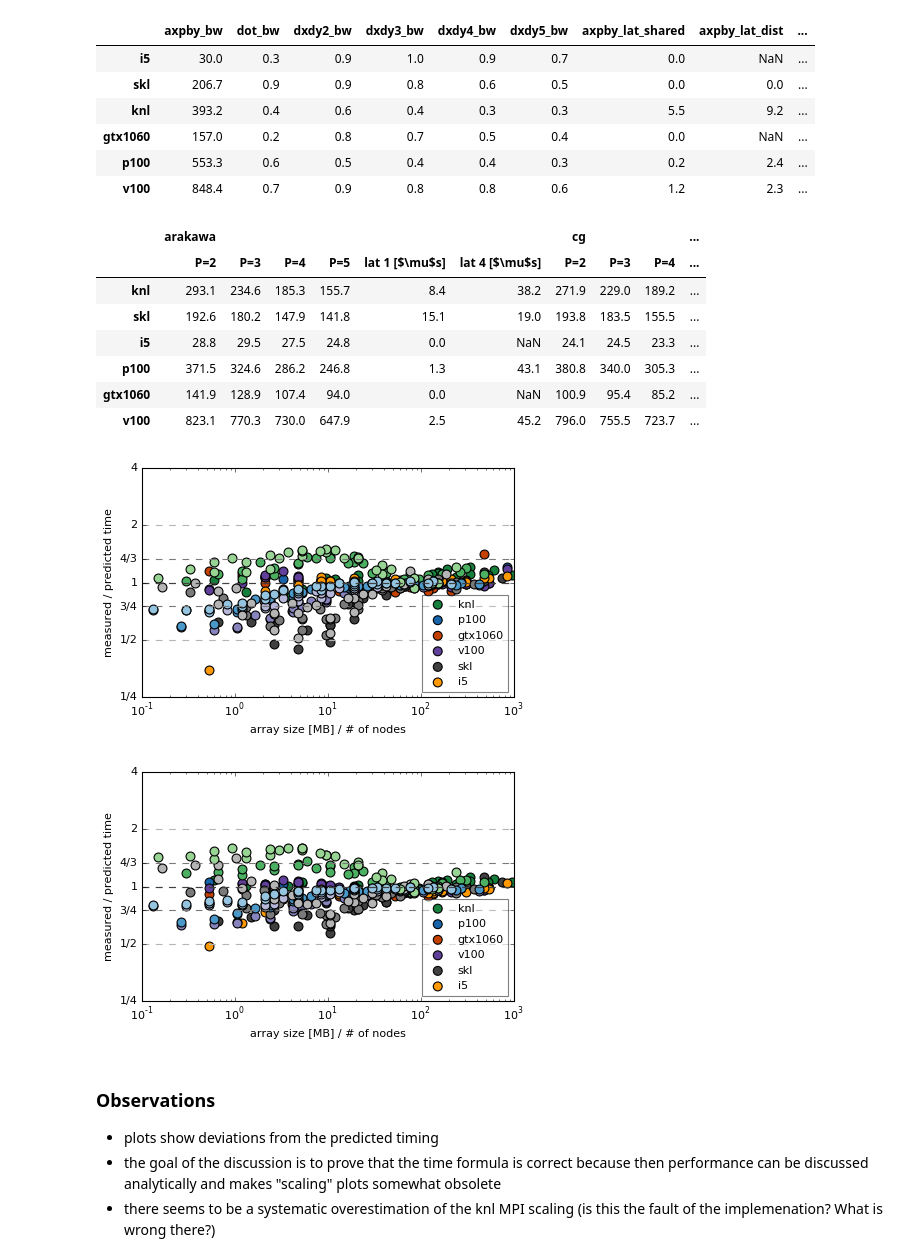
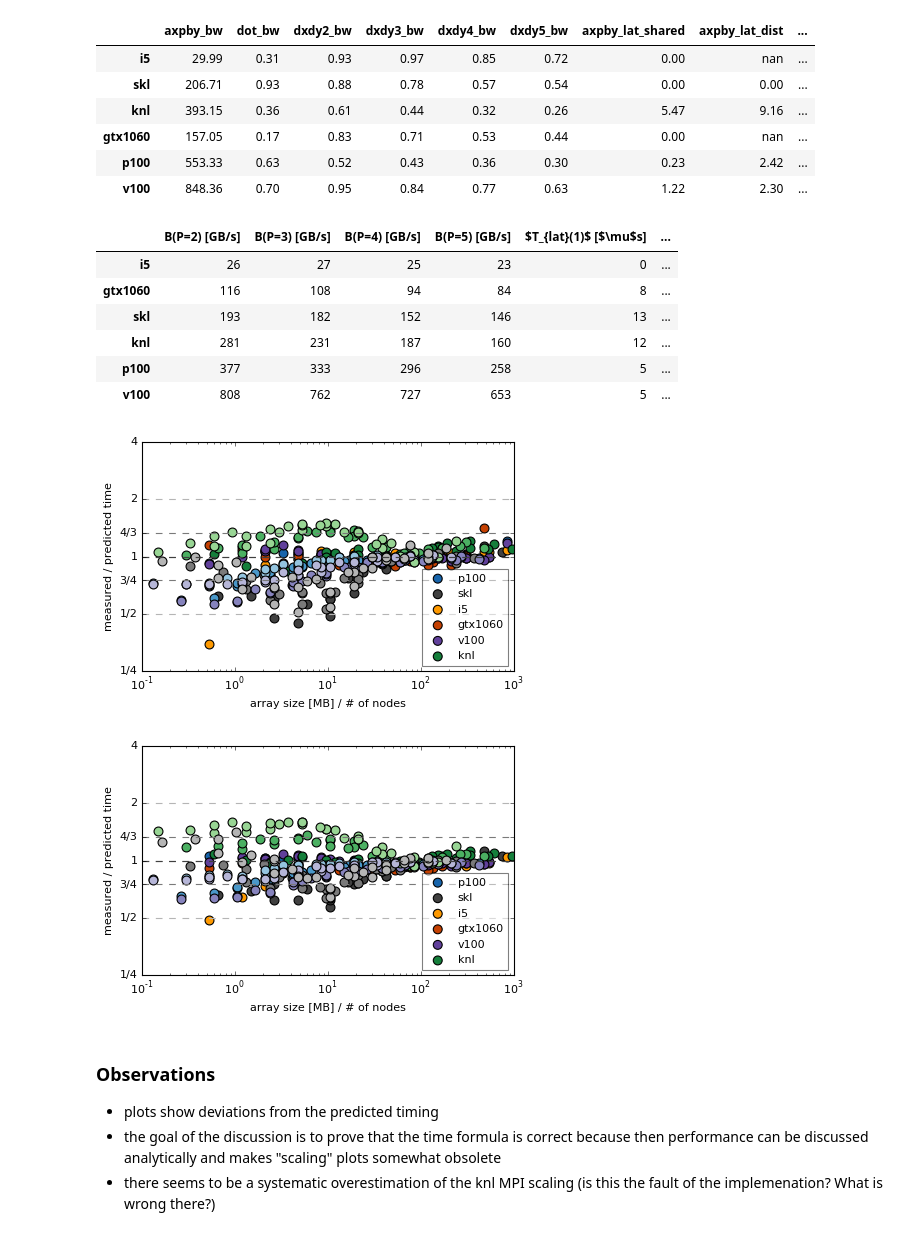
Before and after one commit to mwiesenberger/performance, a Jupyter notebook: 5-prediction.ipynb, the cells around one changed output. Cells and saved outputs as stored; diff of their text form; code cells hidden in the pictures.

Commit message:
changed table output format

```diff
--- a/5-prediction.ipynb
+++ b/5-prediction.ipynb
@@ -39,6 +38,7 @@ latencies['dx'] = (0,0,1)
 latencies['dy'] = (0,0,1)
 latencies['arakawa'] = (3,0,6) # N = 9
 latencies['cg'] = (6,2,6) # N = 13
+latencies['avg']= (9,2,12) # N=23
 memops = odict()
 memops['scal']= (2,0,0)
 memops['axpby']= (3,0,0)
@@ -48,20 +48,21 @@ memops['dx']= (0,0,3)
 memops['dy']= (0,0,3)
 memops['arakawa'] = (16,0,18) # M = 34 -> M/N = 3.78
 memops['cg'] = (20,4,18) # M = 42 -> M/N = 3.23
+memops['avg'] = (36,4,36) # M = 76 -> M/N = 3.30
 # %%
 theo = pd.read_csv('performance.csv',delimiter=' ')
 theo.set_index('arch',inplace=True)
 theo.index.name = None
-
+pd.set_option('display.float_format', lambda x: '%.2f' % x)
 theo
 # %% [output]
 |  | axpby_bw | dot_bw | dxdy2_bw | dxdy3_bw | dxdy4_bw | dxdy5_bw | axpby_lat_shared | axpby_lat_dist | ... |
-| i5 | 30.0 | 0.3 | 0.9 | 1.0 | 0.9 | 0.7 | 0.0 | NaN | ... |
-| skl | 206.7 | 0.9 | 0.9 | 0.8 | 0.6 | 0.5 | 0.0 | 0.0 | ... |
-| knl | 393.2 | 0.4 | 0.6 | 0.4 | 0.3 | 0.3 | 5.5 | 9.2 | ... |
-| gtx1060 | 157.0 | 0.2 | 0.8 | 0.7 | 0.5 | 0.4 | 0.0 | NaN | ... |
-| p100 | 553.3 | 0.6 | 0.5 | 0.4 | 0.4 | 0.3 | 0.2 | 2.4 | ... |
-| v100 | 848.4 | 0.7 | 0.9 | 0.8 | 0.8 | 0.6 | 1.2 | 2.3 | ... |
+| i5 | 29.99 | 0.31 | 0.93 | 0.97 | 0.85 | 0.72 | 0.00 | nan | ... |
+| skl | 206.71 | 0.93 | 0.88 | 0.78 | 0.57 | 0.54 | 0.00 | 0.00 | ... |
+| knl | 393.15 | 0.36 | 0.61 | 0.44 | 0.32 | 0.26 | 5.47 | 9.16 | ... |
+| gtx1060 | 157.05 | 0.17 | 0.83 | 0.71 | 0.53 | 0.44 | 0.00 | nan | ... |
+| p100 | 553.33 | 0.63 | 0.52 | 0.43 | 0.36 | 0.30 | 0.23 | 2.42 | ... |
+| v100 | 848.36 | 0.70 | 0.95 | 0.84 | 0.77 | 0.63 | 1.22 | 2.30 | ... |
 # %%
 lines=[]
 #now compute and plot the prediction
@@ -89,26 +90,36 @@ for k in arch.keys() :
 index = arch.keys()
 tuples=[]
 for p in latencies.keys():
-    for q in ['P=2','P=3','P=4','P=5','lat 1 [$\mu$s]','lat 4 [$\mu$s]']:
+    for q in ['B(P=2) [GB/s]','B(P=3) [GB/s]','B(P=4) [GB/s]','B(P=5) [GB/s]',
+              '$T_{lat}(1)$ [$\mu$s]','$T_{lat}(4)$ [$\mu$s]']:
         tuples.append((p,q))
 
 
 cols=pd.MultiIndex.from_tuples(tuples)
 
 avg = pd.DataFrame(lines, index=index, columns=cols)
-avg.loc[:,('cg','size')]=(avg['cg']['P=3']/1e3*9/34
-                              )*avg['cg']['lat 4 [$\mu$s]']
-avg[['arakawa','cg']]
+avg.sort_values(by=('avg','B(P=2) [GB/s]'), inplace=True)
+#avg.loc[:,('cg','size')]=(avg['cg']['P=3']/1e3*9/34
+#                              )*avg['cg']['lat 4 [$\mu$s]']
+pd.set_option('display.float_format', lambda x: '%.0f' % x)
+avg.loc['i5',('avg','$T_{lat}(4)$ [$\mu$s]')]='n/a'
+avg.loc['gtx1060',('avg','$T_{lat}(4)$ [$\mu$s]')]='n/a'
+filename='avg.tex'
+with open(filename, 'wb') as f:
+    f.write(bytes(avg['avg'].to_latex(escape=False,column_format='lp{1.2cm}p{1.2cm}p{1.2cm}p{1.2cm}p{0.75cm}p{0.75cm}',
+                               bold_rows=True),'UTF-8'))
+avg['avg']
 # %% [output]
-|  | arakawa |  |  |  |  |  | cg |  |  | ... |
-|  | P=2 | P=3 | P=4 | P=5 | lat 1 [$\mu$s] | lat 4 [$\mu$s] | P=2 | P=3 | P=4 | ... |
-| knl | 293.1 | 234.6 | 185.3 | 155.7 | 8.4 | 38.2 | 271.9 | 229.0 | 189.2 | ... |
-| skl | 192.6 | 180.2 | 147.9 | 141.8 | 15.1 | 19.0 | 193.8 | 183.5 | 155.5 | ... |
-| i5 | 28.8 | 29.5 | 27.5 | 24.8 | 0.0 | NaN | 24.1 | 24.5 | 23.3 | ... |
-| p100 | 371.5 | 324.6 | 286.2 | 246.8 | 1.3 | 43.1 | 380.8 | 340.0 | 305.3 | ... |
-| gtx1060 | 141.9 | 128.9 | 107.4 | 94.0 | 0.0 | NaN | 100.9 | 95.4 | 85.2 | ... |
-| v100 | 823.1 | 770.3 | 730.0 | 647.9 | 2.5 | 45.2 | 796.0 | 755.5 | 723.7 | ... |
+|  | B(P=2) [GB/s] | B(P=3) [GB/s] | B(P=4) [GB/s] | B(P=5) [GB/s] | $T_{lat}(1)$ [$\mu$s] | ... |
+| i5 | 26 | 27 | 25 | 23 | 0 | ... |
+| gtx1060 | 116 | 108 | 94 | 84 | 8 | ... |
+| skl | 193 | 182 | 152 | 146 | 13 | ... |
+| knl | 281 | 231 | 187 | 160 | 12 | ... |
+| p100 | 377 | 333 | 296 | 258 | 5 | ... |
+| v100 | 808 | 762 | 727 | 653 | 5 | ... |
 # %%
+del latencies['avg']
+del memops['avg']
 #now compute and plot the prediction
 for n in ['arakawa','cg'] :#latencies.keys():
     fig,ax=plt.subplots(1,1,figsize=(6,3.7),dpi= 80, facecolor='w', edgecolor='k')
@@ -145,35 +156,35 @@ for n in ['arakawa','cg'] :#latencies.keys():
                                     ( l[0]*theo.loc[v[0],'axpby_lat_shared']+
                                       l[1]*theo.loc[v[0],dotstring] +
                                       l[2]*theo.loc[v[0],dxdystring]
                                     )*1e-6+
                                     (m[0] + m[1]/theo.loc[v[0],'dot_bw'] + m[2]/dfr['dxdy_bw',''])
                                        *dfr[('size','measured')]/1000/theo.loc[v[0],'axpby_bw'])
             dfr.loc[:,(q,'meas/pred')]=dfr[(q,'measured')]/dfr[(q,'predicted')]
 
         toPlot = dfr[n].join(dfr[('size')],rsuffix='_size')
         toPlot.plot(kind='scatter',ax=ax,color=arch[v[0]][0](intens[v[1]]),edgecolors='k',
                      x=('measured_size'), y='meas/pred',label=v[0],s=64)
     handles, labels = plt.gca().get_legend_handles_labels()
     handles = handles[0:number]; labels = labels[0:number]
 
     #plt.plot(xs,ys)
 
 
     plt.legend(handles, labels, loc='lower right',
                scatterpoints=1,fontsize='medium',framealpha=0.5)
     plt.xscale('log')
     plt.xlim(xs[0],xs[1])
     #plt.xlabel('measured time in s')
     plt.xlabel('array size [MB] / # of nodes')
     plt.ylabel('measured / predicted time')
     plt.yscale('log', subsy=[0])#log scale, turn minor ticks off
     plt.ylim(1/3,3)
     plt.yticks([1/4,0.5,0.75,1,1.33,2,4],['1/4','1/2','3/4',1,'4/3',2,4])
     #plt.title(n)
     plt.savefig(n+'.pdf',bbox_inches='tight')
 # %% [output]
-[figure, old version]
+[figure, new version]
-[figure, old version]
+[figure, new version]
 # %% [markdown]
 ### Observations
 - plots show deviations from the predicted timing
```
Also changed, not shown: parts of 1 cell of this notebook, 1 other file.
